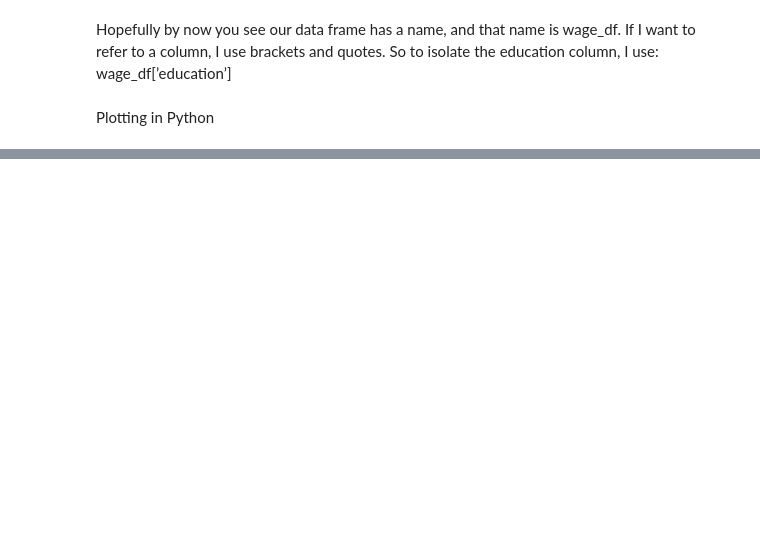
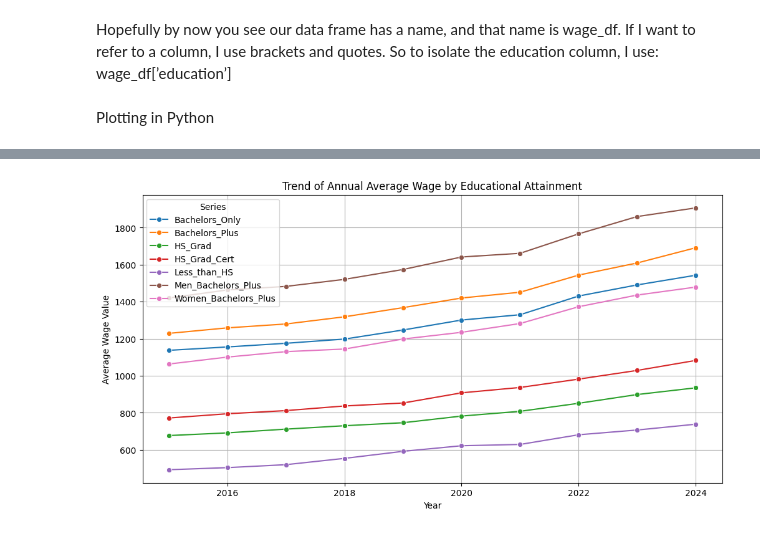
Before and after one commit to angelfrancomorales/INFO648-Summer2026, a Jupyter notebook: Lesson_01_Intro/INFO648_Day1_Classwork.ipynb, the cells around one changed output, grey strips where cells are left out. Saved outputs shown, nothing was run; the diff lists cells and outputs as text; code cells hidden in the pictures; blank space fills up the shorter version.

```diff
--- a/Lesson_01_Intro/INFO648_Day1_Classwork.ipynb
+++ b/Lesson_01_Intro/INFO648_Day1_Classwork.ipynb
@@ -50,0 +107,9 @@ wage_df.boxplot(column="wage", by="education")
+# %%
+url = "https://api.bls.gov/publicAPI/v2/timeseries/data/"
+payload = {
+"seriesid" : list ( series_ids . values () ) ,
+"startyear" : start_year ,
+"endyear" : end_year
+}
+response = requests . post ( url , json = payload )
+data = response . json ()
@@ -50,0 +128,11 @@ wage_df.boxplot(column="wage", by="education")
+# %%
+records = []
+for series in data['Results']['series']:
+    series_name = [k for k, v in series_ids.items() if v == series['seriesID']][0]
+    for item in series['data']:
+        records.append({
+            "Year": int(item['year']),
+            "Period": item['period'],
+            "Value": float(item['value']),
+            "Series": series_name
+        })
@@ -50,0 +153,3 @@ wage_df.boxplot(column="wage", by="education")
+# %%
+df_long = pd.DataFrame(records)
+df_long.head()
@@ -50,0 +163,21 @@ wage_df.boxplot(column="wage", by="education")
+# %%
+df_annual = (
+df_long
+.groupby(['Year', 'Series'])['Value']
+.mean()
+.reset_index()
+)
+# %%
+import matplotlib.pyplot as plt
+import seaborn as sns
+
+plt.figure(figsize=(12, 6))
+sns.lineplot(data=df_annual, x='Year', y='Value', hue='Series', marker='o')
+plt.title('Trend of Annual Average Wage by Educational Attainment')
+plt.xlabel('Year')
+plt.ylabel('Average Wage Value')
+plt.grid(True)
+plt.legend(title='Series')
+plt.show()
+# %% [output]
+[figure, added]
```
Also changed, not shown: parts of 21 cells of this notebook.
